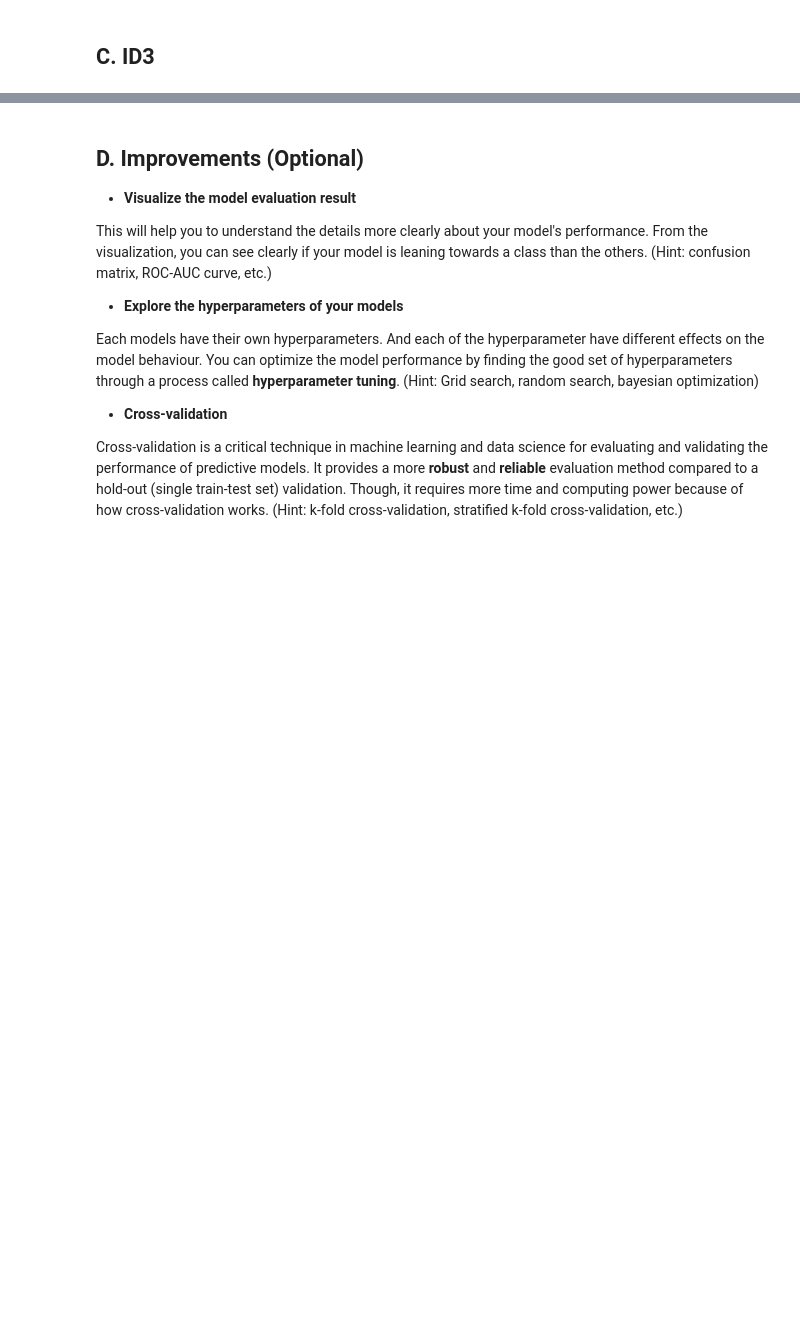
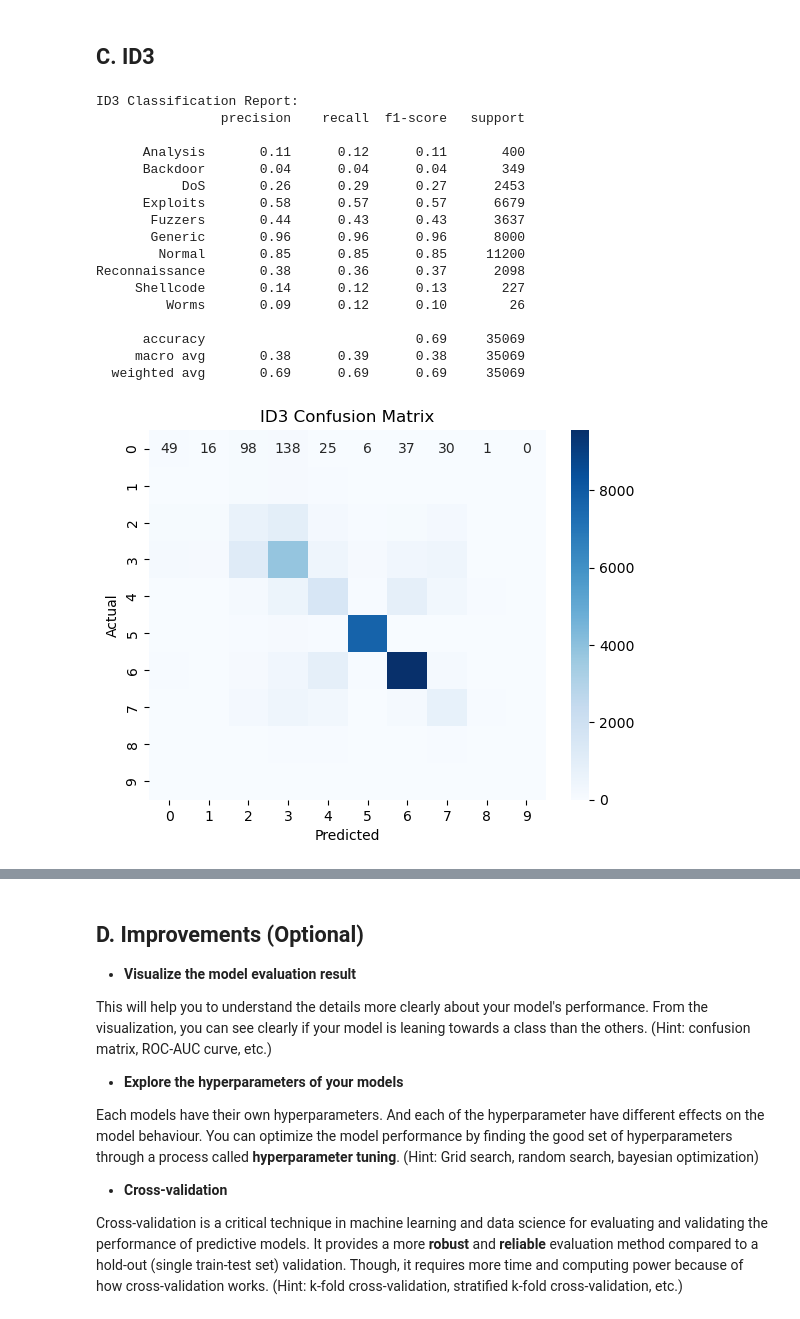
Before and after one commit to zultopia/Tubes2-IF3170-Kelompok10, a Jupyter notebook: src/IF3170 Artificial Intelligence _ Tugas Besar 2 Notebook Template.ipynb, the cells around one changed output, grey strips where cells are left out. Cells and saved outputs as stored; diff of their text form; code cells hidden in the pictures; blank space fills up the shorter version.

```diff
--- a/src/IF3170 Artificial Intelligence _ Tugas Besar 2 Notebook Template.ipynb
+++ b/src/IF3170 Artificial Intelligence _ Tugas Besar 2 Notebook Template.ipynb
@@ -541,0 +795,49 @@ Modelling is the process of building your own machine learning models to solve s
+# %%
+# Type your code here
+from sklearn.tree import DecisionTreeClassifier, plot_tree
+
+# Model ID3 (Decision Tree)
+id3 = DecisionTreeClassifier(criterion="entropy", random_state=42)
+
+# Fit model
+id3.fit(X_train_preprocessed, y_train_balanced)
+
+# Evaluate on validation set
+y_pred_id3 = id3.predict(pipe.transform(val_set))
+
+# Metrics
+print("ID3 Classification Report:")
+print(classification_report(y_val, y_pred_id3))
+
+# Confusion matrix
+conf_matrix = confusion_matrix(y_val, y_pred_id3)
+sns.heatmap(conf_matrix, annot=True, fmt='d', cmap="Blues")
+plt.title("ID3 Confusion Matrix")
+plt.xlabel("Predicted")
+plt.ylabel("Actual")
+plt.show()
+
+# Visualize Decision Tree
+plt.figure(figsize=(15, 10))
+plot_tree(id3, feature_names=train_set.columns, class_names=id3.classes_, filled=True)
+plt.title("ID3 Decision Tree")
+plt.show()
+# %% [output]
+ID3 Classification Report:
+                precision    recall  f1-score   support
+
+      Analysis       0.11      0.12      0.11       400
+      Backdoor       0.04      0.04      0.04       349
+           DoS       0.26      0.29      0.27      2453
+      Exploits       0.58      0.57      0.57      6679
+       Fuzzers       0.44      0.43      0.43      3637
+       Generic       0.96      0.96      0.96      8000
+        Normal       0.85      0.85      0.85     11200
+Reconnaissance       0.38      0.36      0.37      2098
+     Shellcode       0.14      0.12      0.13       227
+         Worms       0.09      0.12      0.10        26
+
+      accuracy                           0.69     35069
+     macro avg       0.38      0.39      0.38     35069
+  weighted avg       0.69      0.69      0.69     35069
+[figure, added]
```
Also changed, not shown: parts of 25 cells of this notebook, 1 other file.
